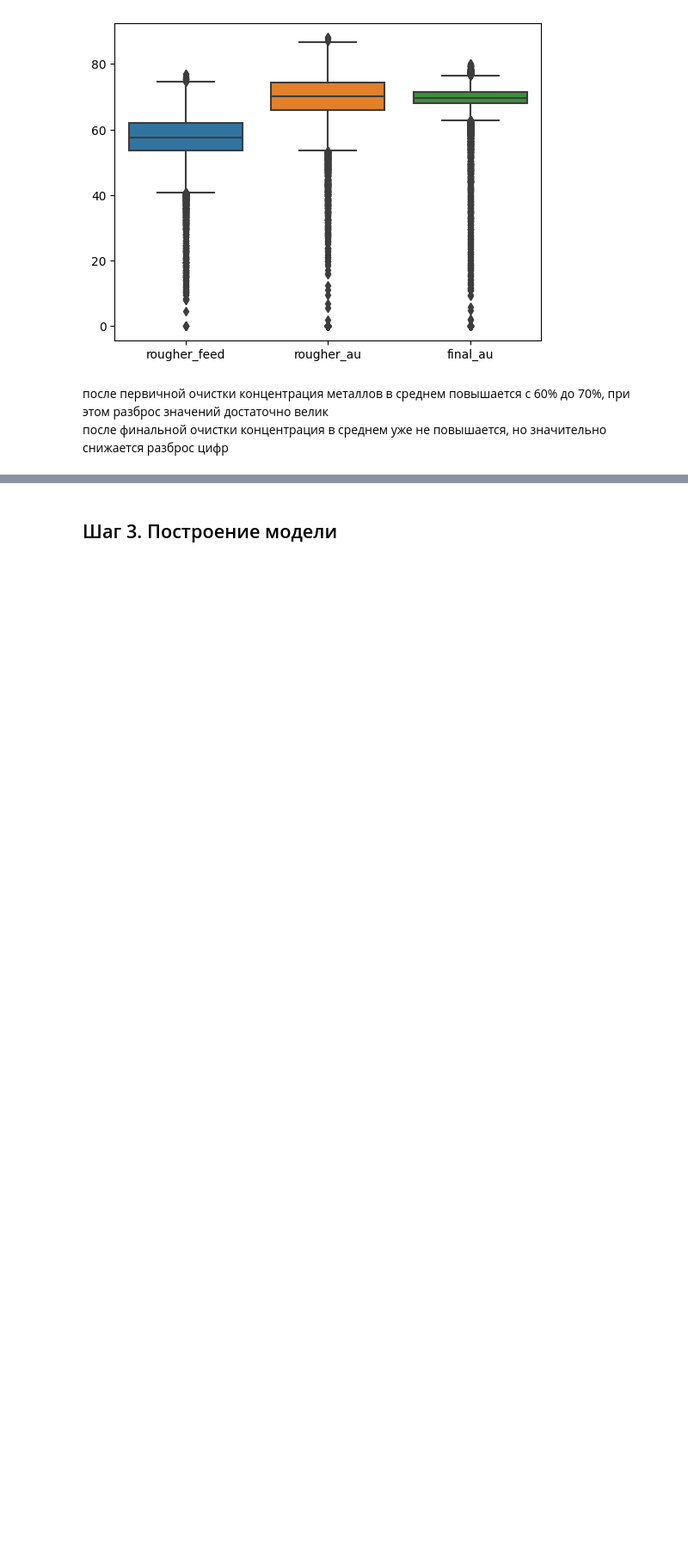
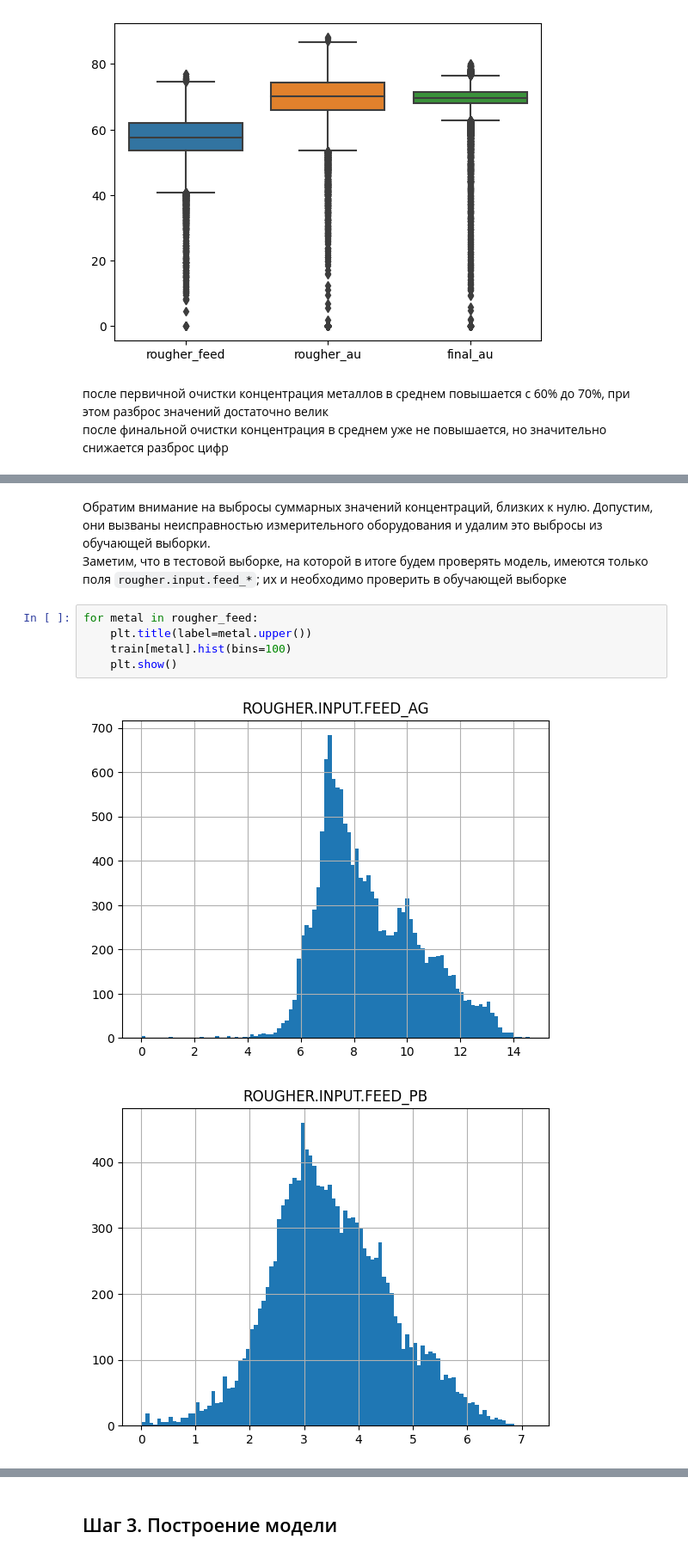
Before and after one commit to ndelenyan/practicum, a Jupyter notebook: sprint12/sprint12-02.ipynb, the cells around one changed output, grey strips where cells are left out. Shown at 86% size. Saved outputs shown, nothing was run; the diff lists cells and outputs as text; blank space fills up the shorter version.

```diff
--- a/sprint12/sprint12-02.ipynb
+++ b/sprint12/sprint12-02.ipynb
@@ -466,0 +475,11 @@ _ = sns.boxplot(data=full[['rougher_feed', 'rougher_au', 'final_au']])
+# %% [markdown]
+Обратим внимание на выбросы суммарных значений концентраций, близких к нулю. Допустим, они вызваны неисправностью измерительного оборудования и удалим это выбросы из обучающей выборки.
+Заметим, что в тестовой выборке, на которой в итоге будем проверять модель, имеются только поля `rougher.input.feed_*`; их и необходимо проверить в обучающей выборке
+# %%
+for metal in rougher_feed:
+    plt.title(label=metal.upper())
+    train[metal].hist(bins=100)
+    plt.show()
+# %% [output]
+[figure, added]
+[figure, added]
```
Also changed, not shown: parts of 49 cells of this notebook.
